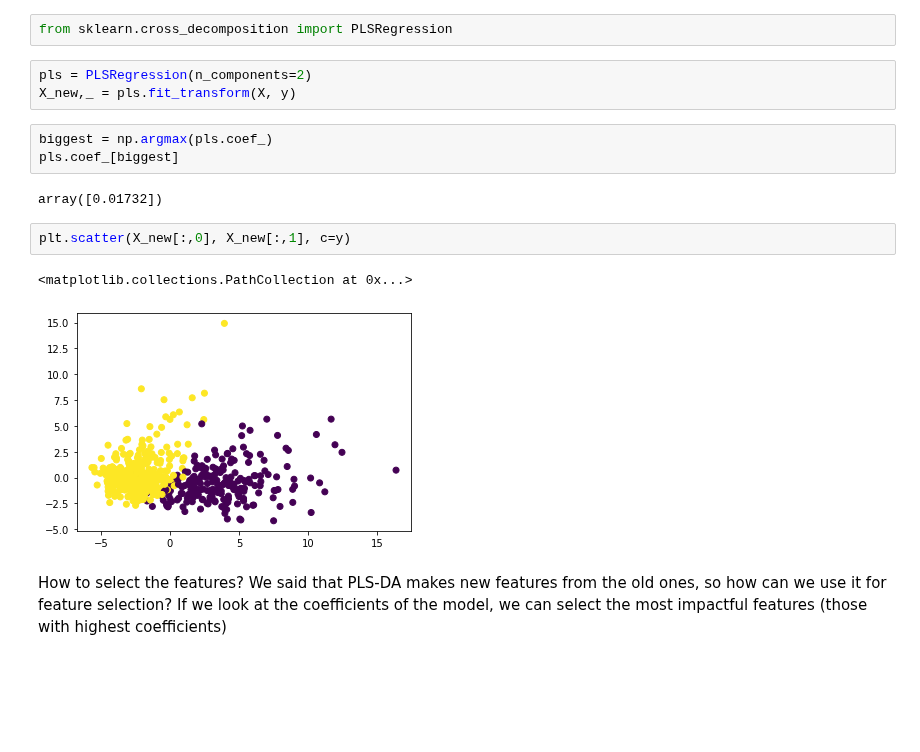
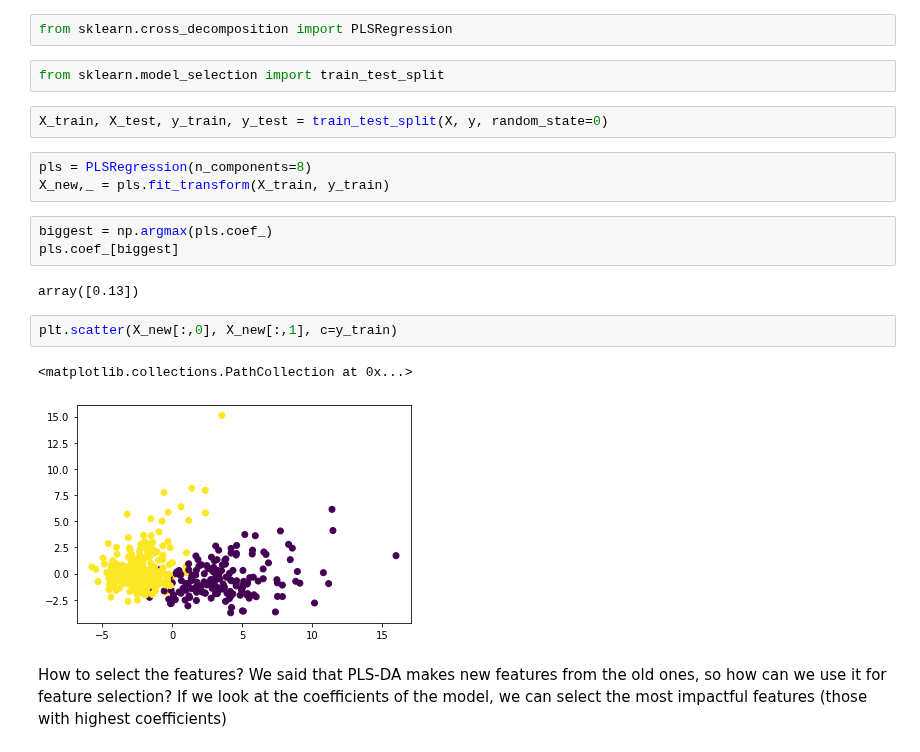
Before and after one commit to oercompbiomed/CBM101, a Jupyter notebook: F_Machine_learning/2_Supervised-Learning/4_Feature_selection.ipynb, the cells around one changed output. Saved outputs shown, nothing was run; the diff lists cells and outputs as text; blank space fills up the shorter version.

```diff
--- a/F_Machine_learning/2_Supervised-Learning/4_Feature_selection.ipynb
+++ b/F_Machine_learning/2_Supervised-Learning/4_Feature_selection.ipynb
@@ -363,19 +362,23 @@ Text(0.5, 1.0, 'Logistic regression with L1-penalty weights')
 Partial least squares discriminant analysis is not feature selection *per se*, but feature engineering. It can be thought of like a supervised PCA: it creates new features based on the existing ones.
 # %%
 from sklearn.cross_decomposition import PLSRegression
+# %%
+from sklearn.model_selection import train_test_split
+# %%
+X_train, X_test, y_train, y_test = train_test_split(X, y, random_state=0)
 # %%
-pls = PLSRegression(n_components=2)
-X_new,_ = pls.fit_transform(X, y)
+pls = PLSRegression(n_components=8)
+X_new,_ = pls.fit_transform(X_train, y_train)
 # %%
 biggest = np.argmax(pls.coef_)
 pls.coef_[biggest]
 # %% [output]
-array([0.01732])
+array([0.13])
 # %%
-plt.scatter(X_new[:,0], X_new[:,1], c=y)
+plt.scatter(X_new[:,0], X_new[:,1], c=y_train)
 # %% [output]
 <matplotlib.collections.PathCollection at 0x...>
-[figure, old version]
+[figure, new version]
 # %% [markdown]
 How to select the features? We said that PLS-DA makes new features from the old ones, so how can we use it for feature selection? If we look at the coefficients of the model, we can select the most impactful features (those with highest coefficients)
 # %%
```
Also changed, not shown: parts of 20 cells of this notebook.
